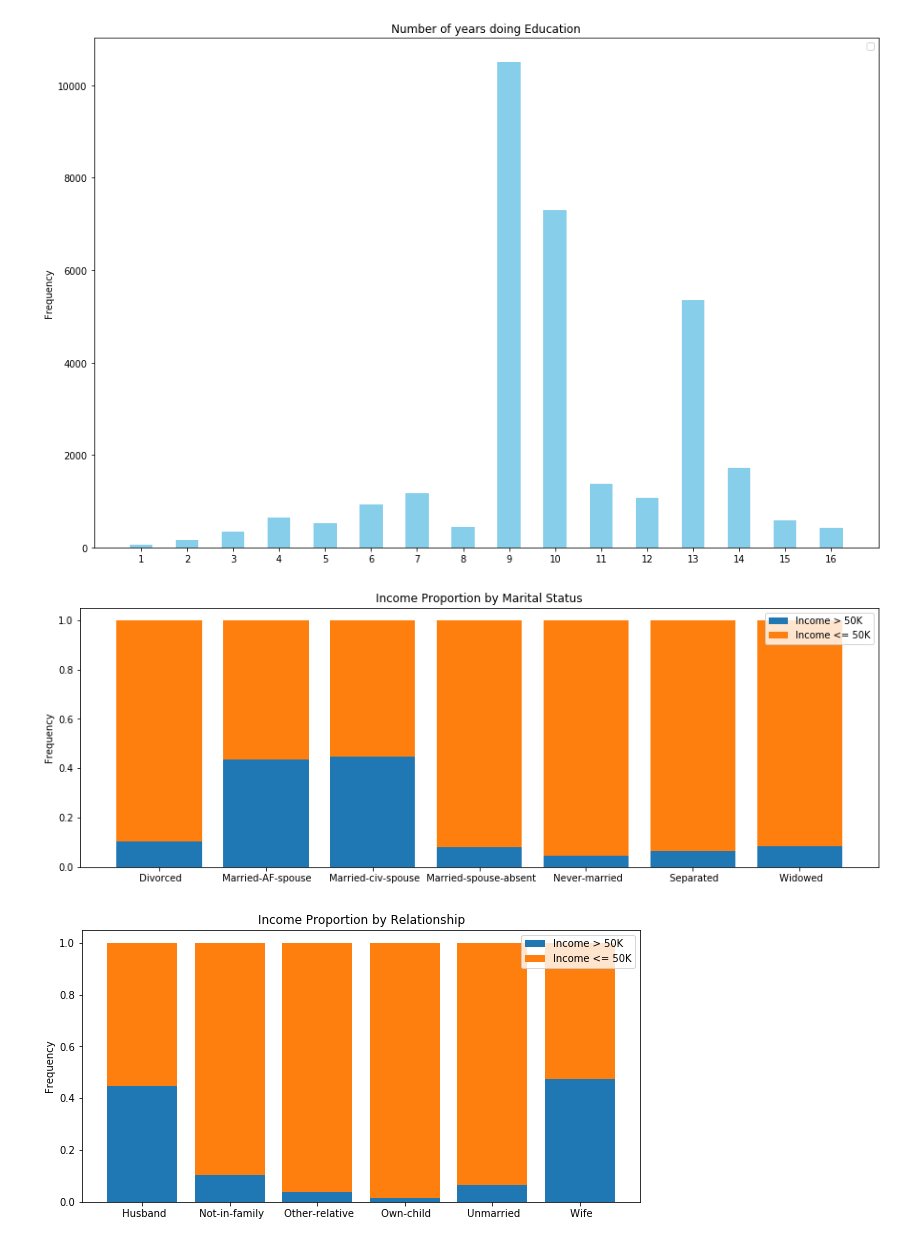
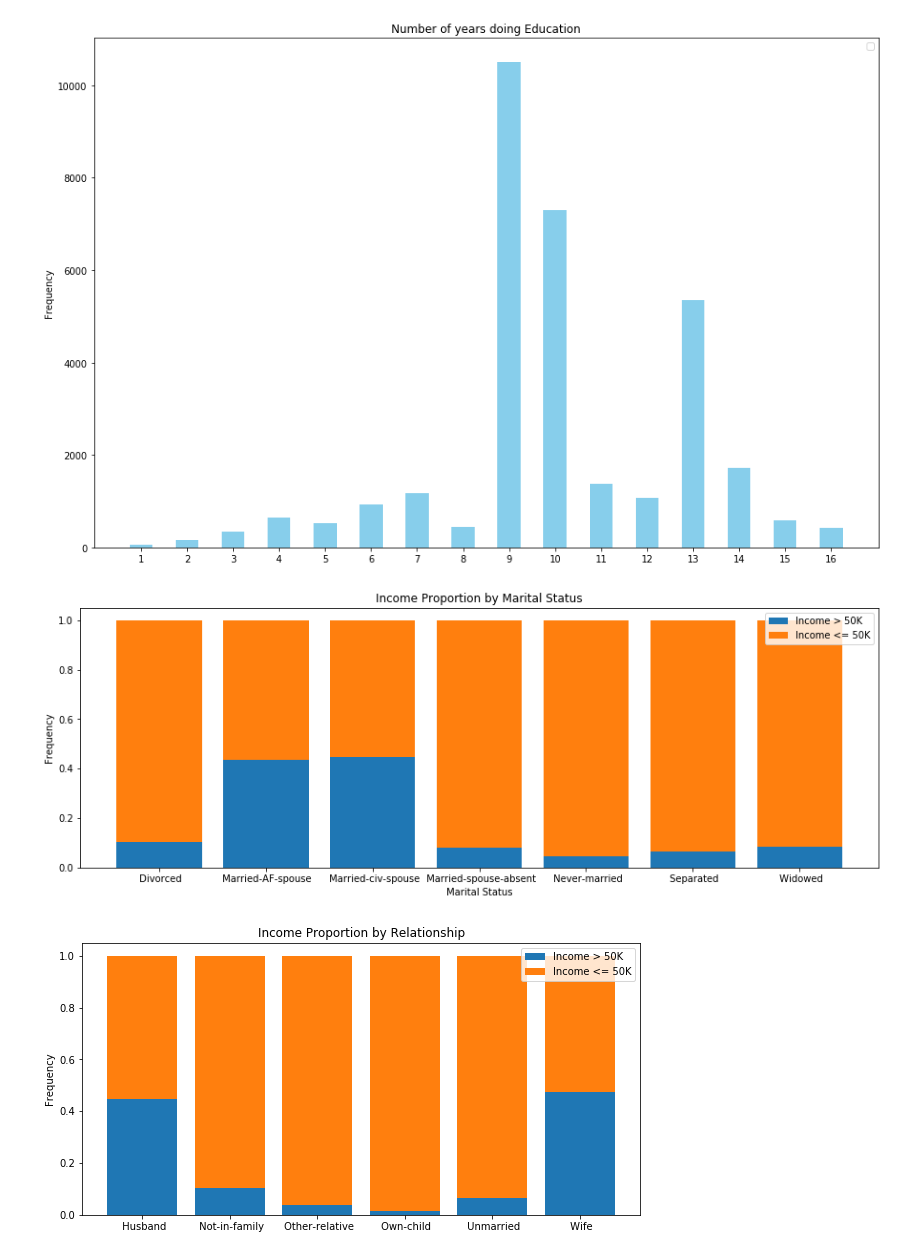
Before and after one commit to s3604730/PDSAssignment2, a Jupyter notebook: Data Exploration.ipynb, the cells around one changed output. Cells and saved outputs as stored; diff of their text form; code cells hidden in the pictures.

```diff
--- a/Data Exploration.ipynb
+++ b/Data Exploration.ipynb
@@ -273,22 +273,23 @@ ax.legend()
 # %%
 #group data by marital-status
 grouped_marital_status = df.groupby('marital-status')
 #get data where income are lower than 50K or greater than 50k and group them by marital-status
 grouped_marital_status_1 = df[df['income'] == ' <=50K'].groupby('marital-status')
 grouped_marital_status_2 = df[df['income'] == ' >50K'].groupby('marital-status')
 #caculate the percentage of income (<=50K) for each group
 ratio_marital_status_1=grouped_marital_status_1['income'].count()/grouped_marital_status['income'].count()
 ratio_marital_status_2=grouped_marital_status_2['income'].count()/grouped_marital_status['income'].count()
 # set the size of chart
 ax = plt.subplots(figsize=(15,5))
 p1=plt.bar(ratio_marital_status_2.index.get_values(),ratio_marital_status_2)
 p2=plt.bar(ratio_marital_status_1.index.get_values(),ratio_marital_status_1,bottom = ratio_marital_status_2)
 plt.ylabel('Frequency')
+plt.xlabel('Marital Status')
 plt.title('Income Proportion by Marital Status')
 plt.legend((p1[0], p2[0]), ('Income > 50K', 'Income <= 50K'))
 plt.show()
 # %% [output]
-[figure, old version]
+[figure, new version]
 # %%
 #group data by relationship
 grouped_relationship = df.groupby('relationship')
```
Also changed, not shown: parts of 2 cells of this notebook.
